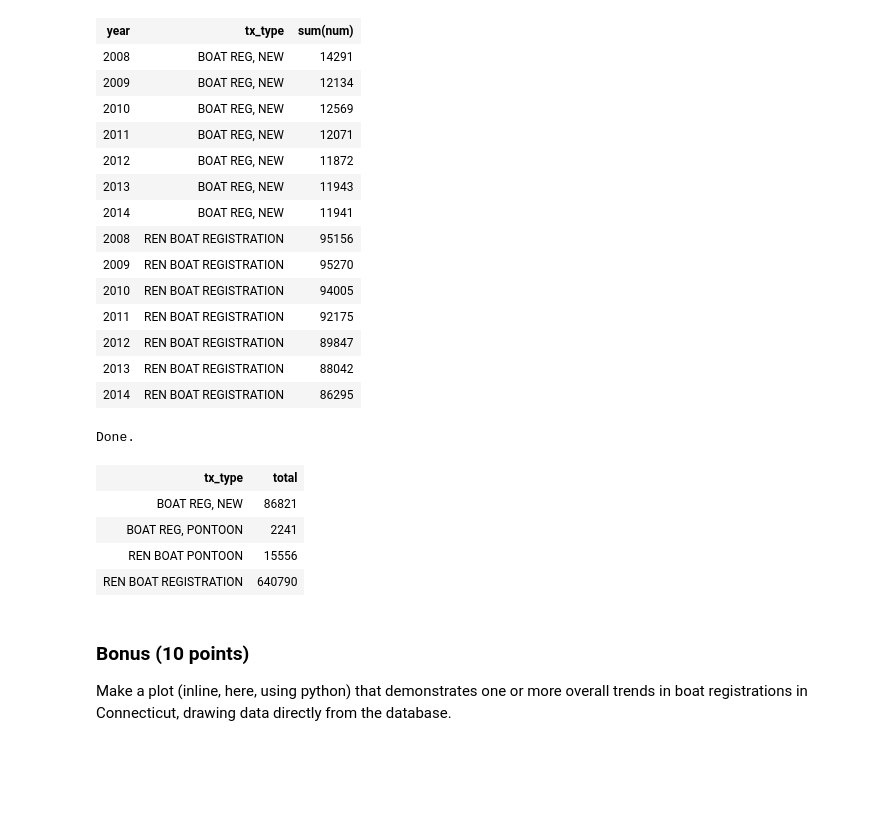
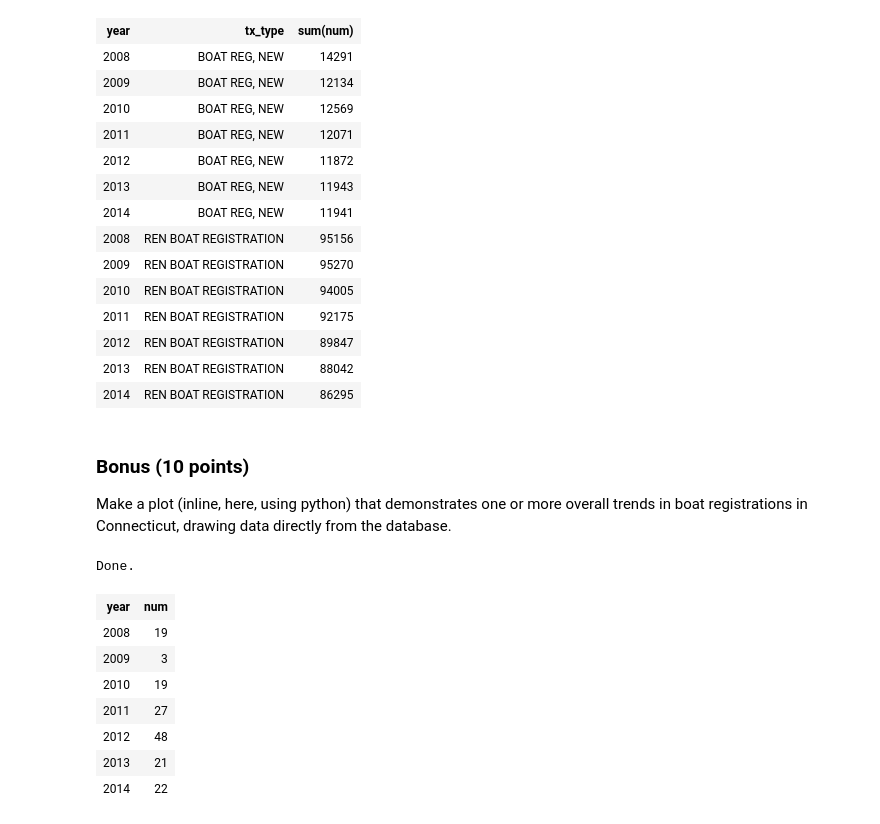
Before and after one commit to mwiener09/istm-6212, a Jupyter notebook: exercises/exercise-03.ipynb, the cells around one changed output. Cells and saved outputs as stored; diff of their text form; code cells hidden in the pictures; blank space fills up the shorter version.

```diff
--- a/exercises/exercise-03.ipynb
+++ b/exercises/exercise-03.ipynb
@@ -512,27 +512,23 @@ Done.
 | 2012 | REN BOAT REGISTRATION | 89847 |
 | 2013 | REN BOAT REGISTRATION | 88042 |
 | 2014 | REN BOAT REGISTRATION | 86295 |
-# %%
-%%sql
-
-SELECT
-tx_type,
-sum(num) as total
-from (SELECT
-year, tx_type, sum(num) as num
-FROM boating
-WHERE tx_type in ('BOAT REG, NEW','REN BOAT REGISTRATION','REN BOAT PONTOON','BOAT REG, PONTOON')
-GROUP BY 1,2)
-GROUP BY 1
-;
-# %% [output]
-Done.
-| tx_type | total |
-| BOAT REG, NEW | 86821 |
-| BOAT REG, PONTOON | 2241 |
-| REN BOAT PONTOON | 15556 |
-| REN BOAT REGISTRATION | 640790 |
 # %% [markdown]
 ### Bonus (10 points)
 
 Make a plot (inline, here, using python) that demonstrates one or more overall trends in boat registrations in Connecticut, drawing data directly from the database.
+# %%
+%%sql
+SELECT year, num
+FROM boating
+WHERE tx_type LIKE '%CONNECTICUT'
+order by 1;
+# %% [output]
+Done.
+| year | num |
+| 2008 | 19 |
+| 2009 | 3 |
+| 2010 | 19 |
+| 2011 | 27 |
+| 2012 | 48 |
+| 2013 | 21 |
+| 2014 | 22 |
```
Also changed, not shown: parts of 3 cells of this notebook.
